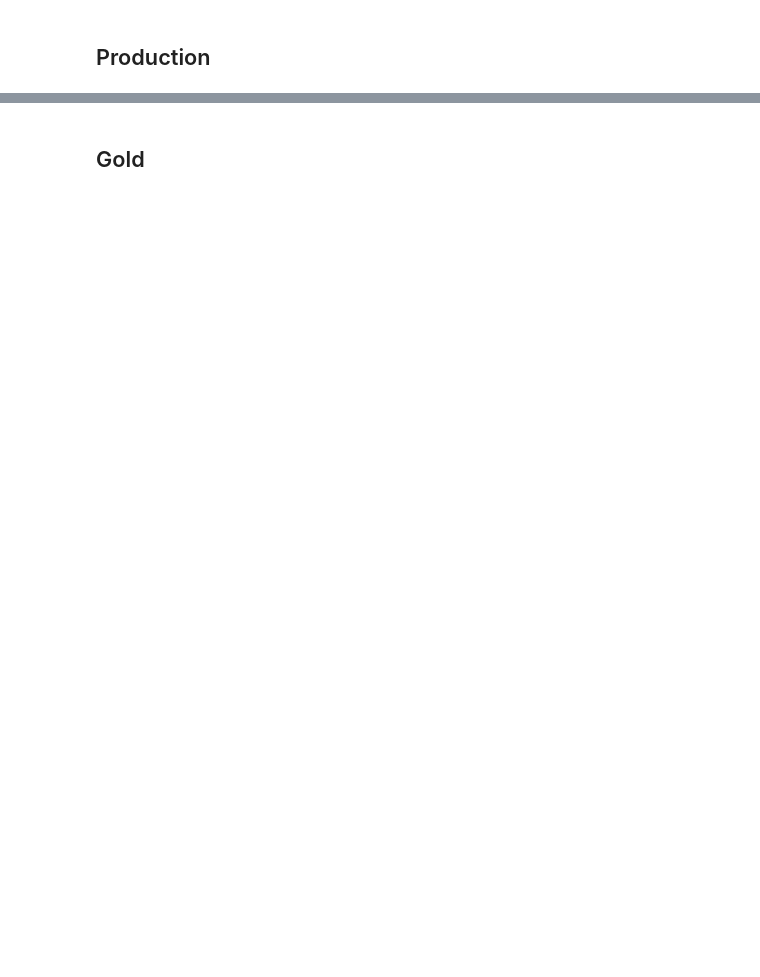
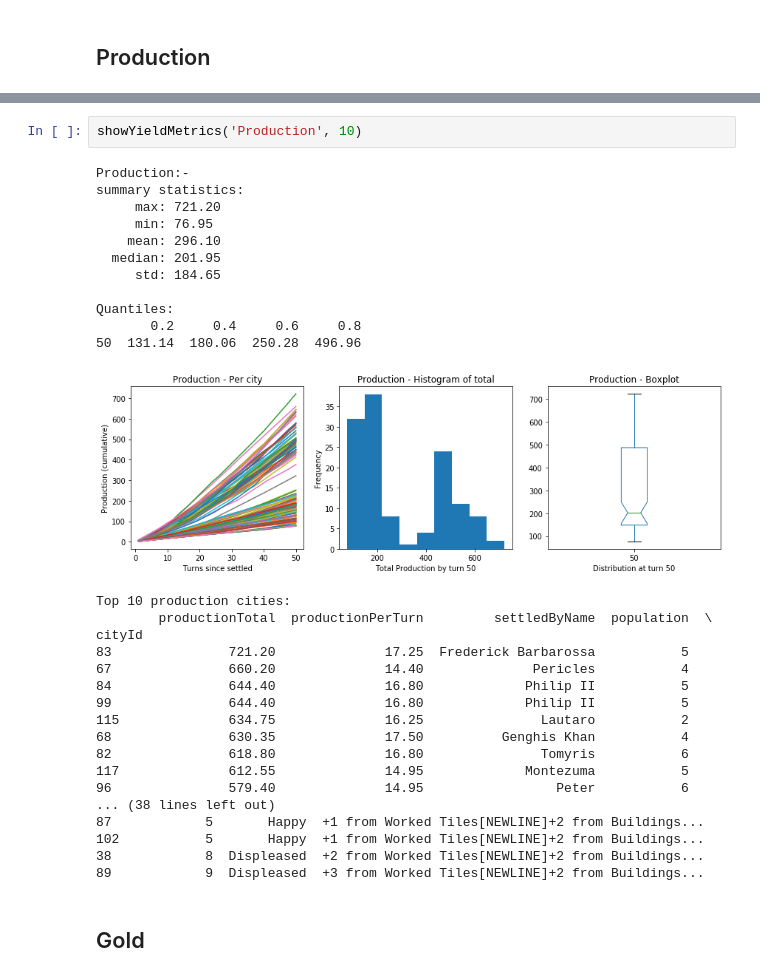
Before and after one commit to kebnoa/Civ6RFCitySettlement, a Jupyter notebook: Analysis/02 Data Exploration - City Per Turn.ipynb, the cells around one changed output, grey strips where cells are left out. Drawn from its saved outputs; the diff is of its cells as text; blank space fills up the shorter version.

```diff
--- a/Analysis/02 Data Exploration - City Per Turn.ipynb
+++ b/Analysis/02 Data Exploration - City Per Turn.ipynb
@@ -245,2 +133,34 @@ cityId
+# %%
+showYieldMetrics('Production', 10)
+# %% [output]
+Production:-
+summary statistics:
+     max: 721.20
+     min: 76.95
+    mean: 296.10
+  median: 201.95
+     std: 184.65
+
+Quantiles:
+       0.2     0.4     0.6     0.8
+50  131.14  180.06  250.28  496.96
+[figure, added]
+Top 10 production cities:
+        productionTotal  productionPerTurn         settledByName  population  \
+cityId
+83               721.20              17.25  Frederick Barbarossa           5
+67               660.20              14.40              Pericles           4
+84               644.40              16.80             Philip II           5
+99               644.40              16.80             Philip II           5
+115              634.75              16.25               Lautaro           2
+68               630.35              17.50          Genghis Khan           4
+82               618.80              16.80               Tomyris           6
+117              612.55              14.95             Montezuma           5
+96               579.40              14.95                 Peter           6
+... (38 lines left out)
+87            5       Happy  +1 from Worked Tiles[NEWLINE]+2 from Buildings...
+102           5       Happy  +1 from Worked Tiles[NEWLINE]+2 from Buildings...
+38            8  Displeased  +2 from Worked Tiles[NEWLINE]+2 from Buildings...
+89            9  Displeased  +3 from Worked Tiles[NEWLINE]+2 from Buildings...
 # %% [markdown]
 ## Gold
```
Also changed, not shown: parts of 25 cells of this notebook, 36 other files.
